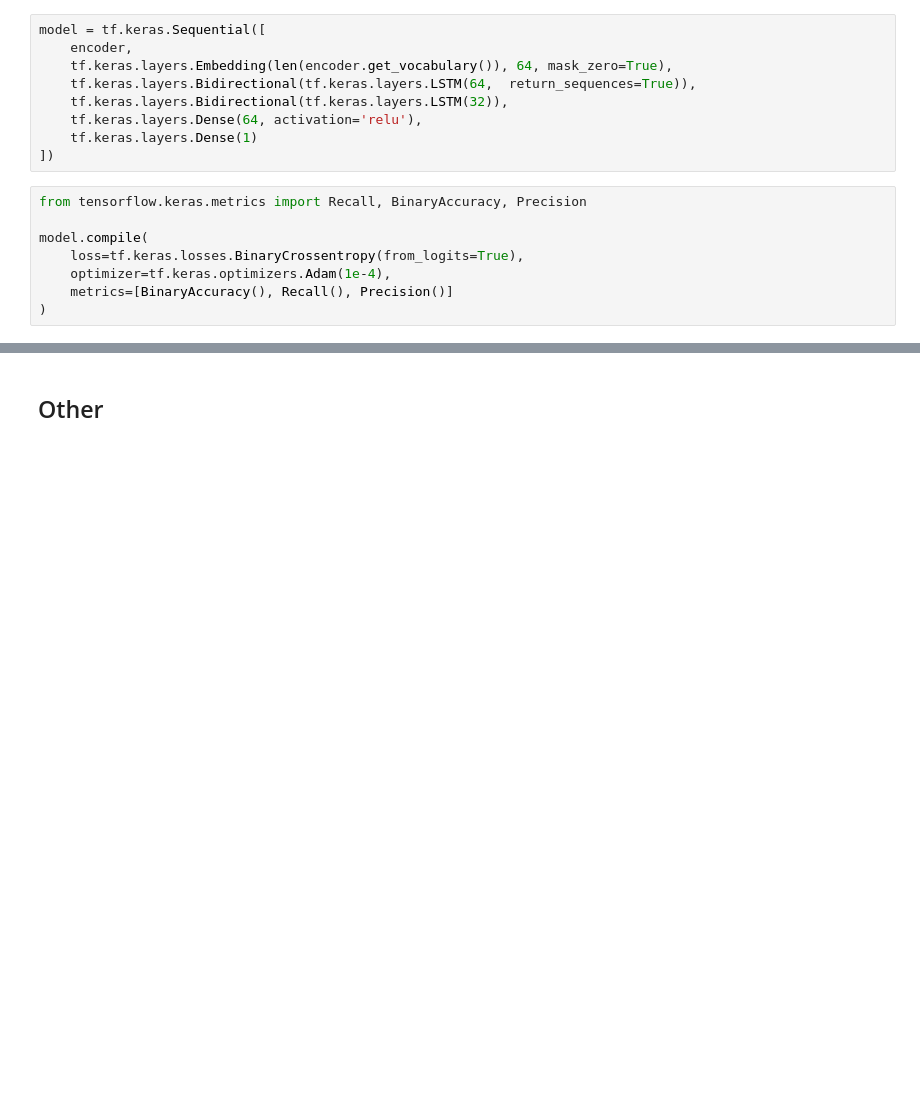
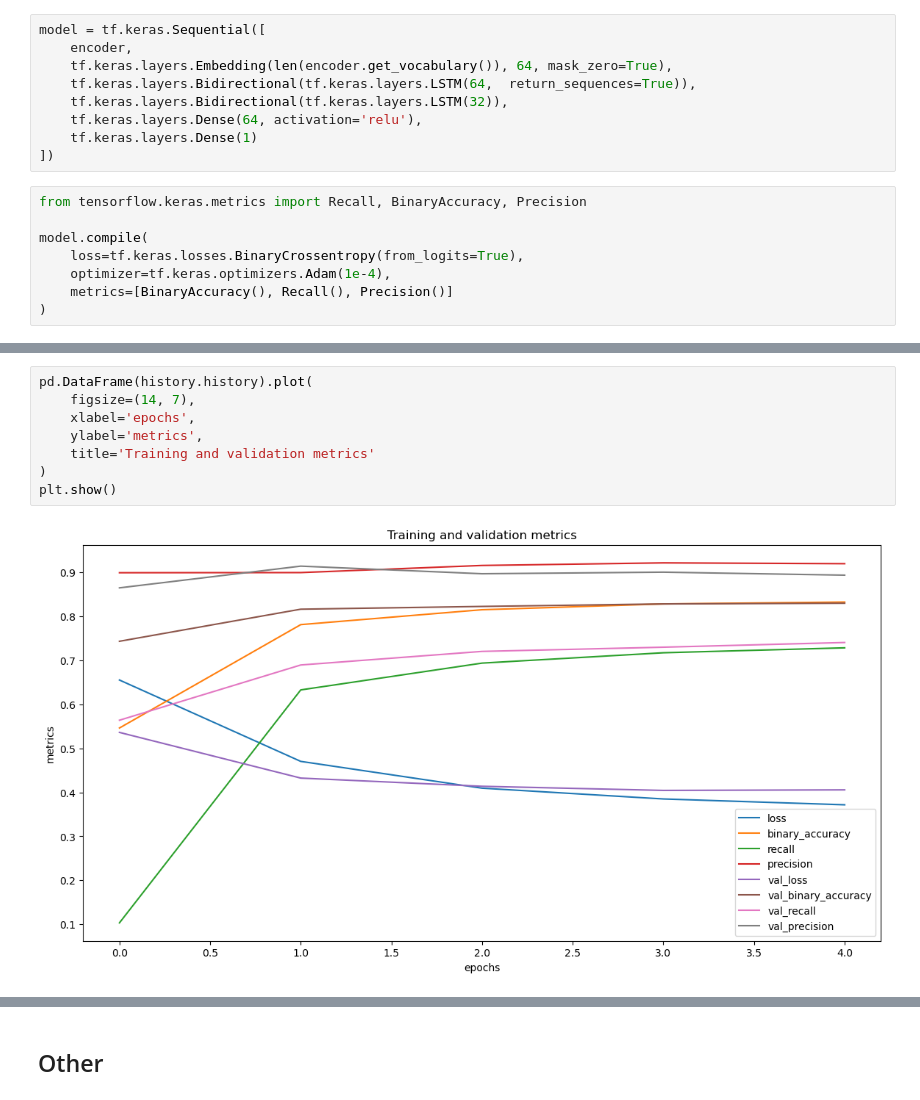
Before and after one commit to TeamPML/GuthubSecurityIssues, a Jupyter notebook: modelling.ipynb, the cells around one changed output, grey strips where cells are left out. Drawn from its saved outputs; the diff is of its cells as text; blank space fills up the shorter version.

Commit message:
title+desc

```diff
--- a/modelling.ipynb
+++ b/modelling.ipynb
@@ -272,3 +297,13 @@ Epoch 5/5
+# %%
+pd.DataFrame(history.history).plot(
+    figsize=(14, 7),
+    xlabel='epochs',
+    ylabel='metrics',
+    title='Training and validation metrics'
+)
+plt.show()
+# %% [output]
+[figure, added]
 # %%
 # show classification report
 from sklearn.metrics import classification_report
```
Also changed, not shown: parts of 41 cells of this notebook.
